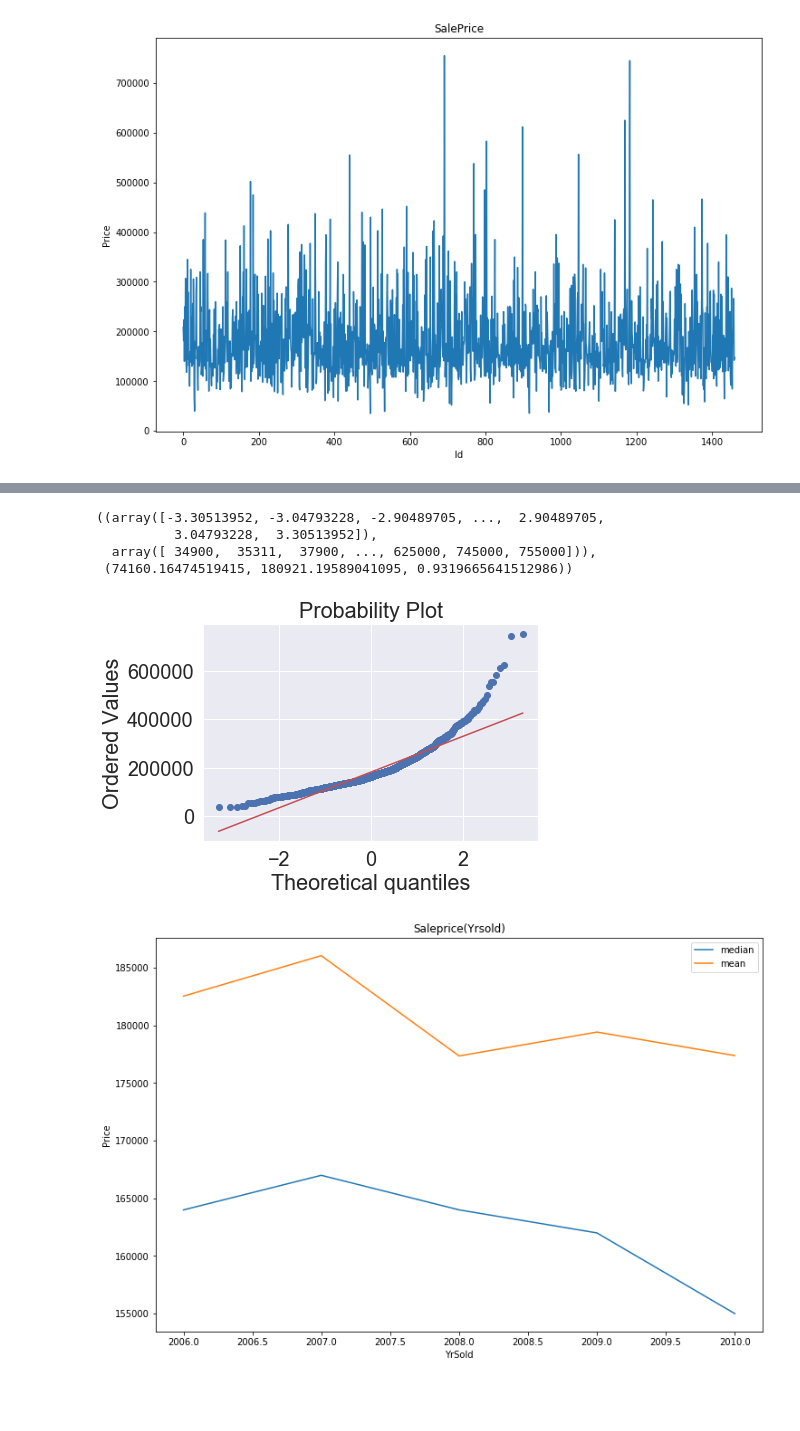
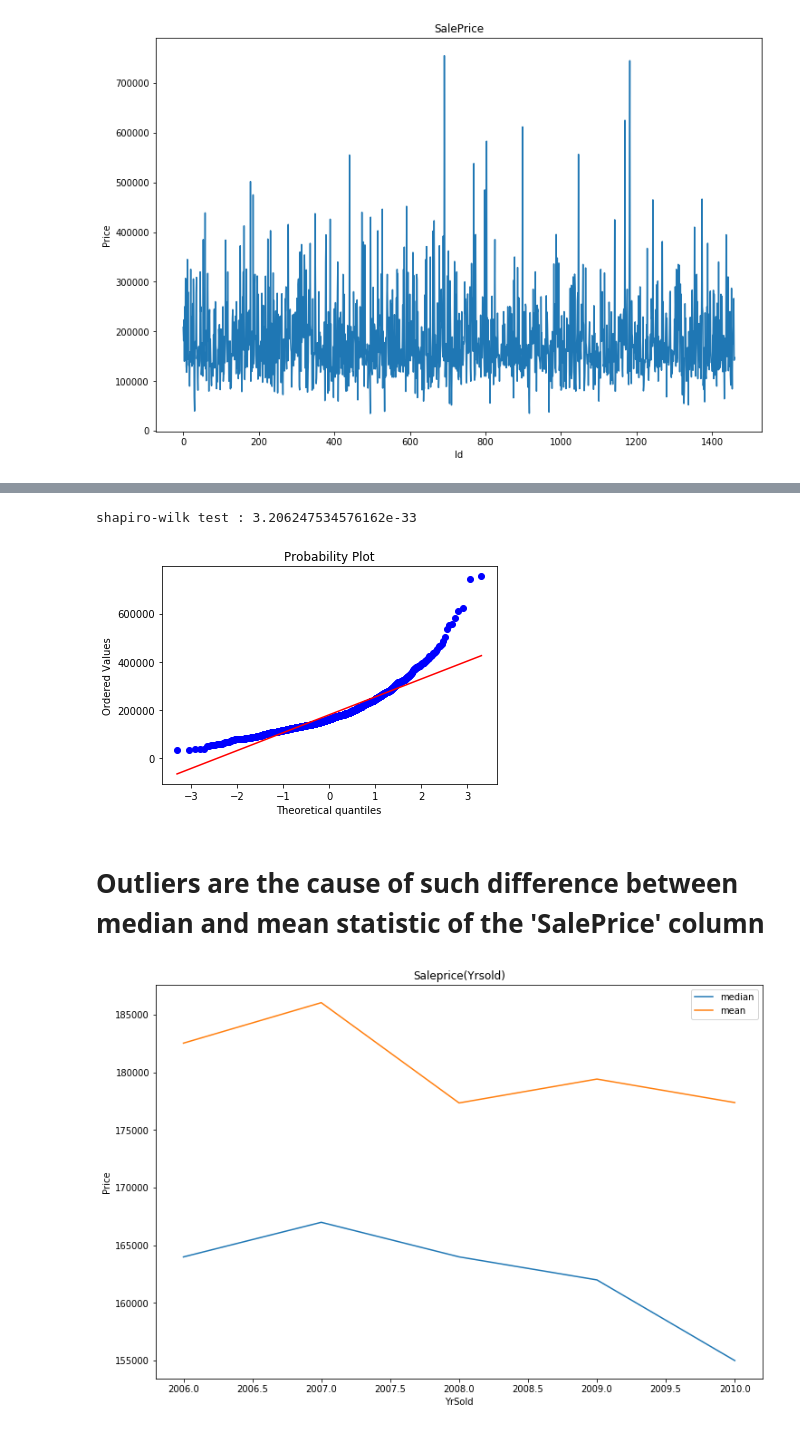
Before and after one commit to VladimirBorisevich/houses_price, a Jupyter notebook: houses_price_prep.ipynb, the cells around one changed output, grey strips where cells are left out. Saved outputs shown, nothing was run; the diff lists cells and outputs as text; code cells hidden in the pictures; blank space fills up the shorter version.

```diff
--- a/houses_price_prep.ipynb
+++ b/houses_price_prep.ipynb
@@ -56,11 +61,11 @@ sns.distplot(train.SalePrice);
 # %%
-stats.probplot(train.SalePrice,plot=plt)
+stats.probplot(train.SalePrice,plot=plt)[1]
+print('shapiro-wilk test :',stats.shapiro(train.SalePrice)[1])
 # %% [output]
-((array([-3.30513952, -3.04793228, -2.90489705, ...,  2.90489705,
-          3.04793228,  3.30513952]),
-  array([ 34900,  35311,  37900, ..., 625000, 745000, 755000])),
- (74160.16474519415, 180921.19589041095, 0.9319665641512986))
+shapiro-wilk test : 3.206247534576162e-33
-[figure, old version]
+[figure, new version]
+# %% [markdown]
+# Outliers are the cause of such difference between median and mean statistic of the 'SalePrice' column
 # %%
 train.groupby('YrSold').agg([np.median,np.mean]).SalePrice.plot(figsize=(12,8))
 plt.ylabel('Price')
```
Also changed, not shown: parts of 52 cells of this notebook.
